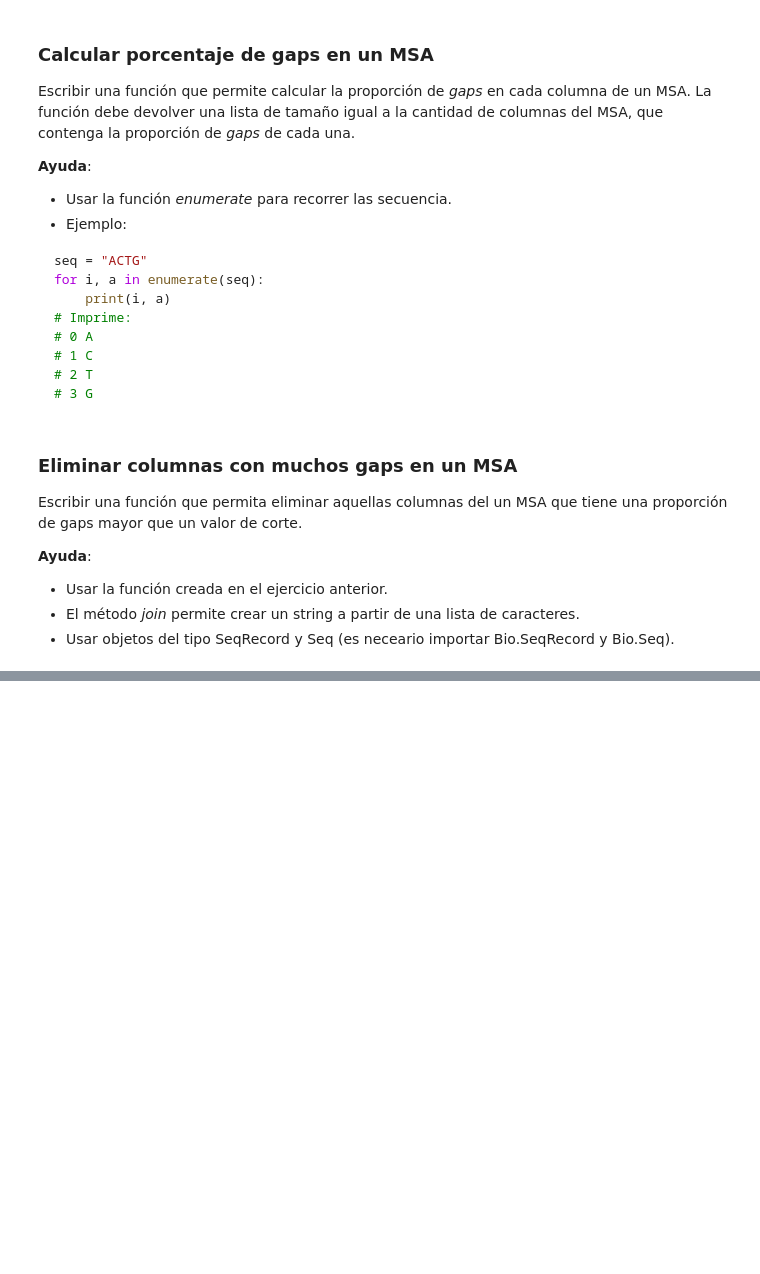
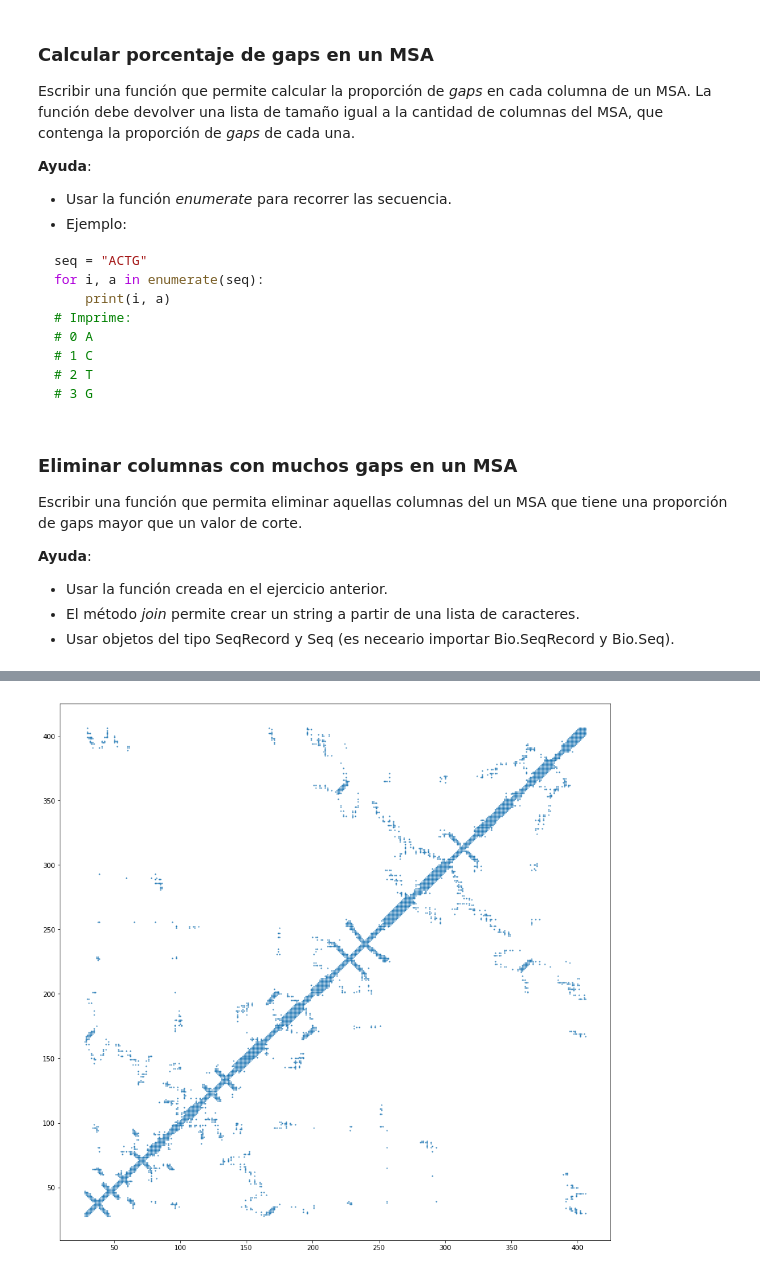
Before and after one commit to javieriserte/python-leloir-course, a Jupyter notebook: class-01/exercises.ipynb, the cells around one changed output, grey strips where cells are left out. Cells and saved outputs as stored; diff of their text form; code cells hidden in the pictures; blank space fills up the shorter version.

```diff
--- a/class-01/exercises.ipynb
+++ b/class-01/exercises.ipynb
@@ -360,0 +528,23 @@ remove_gapped_columns("PF00453.stockholm", "PF00453.gap_frq.stockholm", "stockho
+# %%
+def contacts(infile, corte=6):
+    dist = distances(infile)
+    selected = []
+    for d in dist:
+        if d[4] <= corte:
+            selected.append(d)
+    return selected
+
+c = contacts('data/6h9u.pdb')
+# %%
+from matplotlib import pyplot
+pyplot.rcParams['figure.figsize'] = [15, 15]
+
+def make_plot(contacts, chain):
+    d_a = [(d[1], d[3]) for d in contacts if d[0]==chain and d[2]==chain]
+    x = [x1 for x1, _ in d_a]
+    y = [y1 for _, y1 in d_a]
+    pyplot.plot(x, y, linewidth=0, marker='o', markersize=1)
+
+make_plot(c, 'A')
+# %% [output]
+[figure, added]
```
Also changed, not shown: parts of 11 cells of this notebook, 3 other files.
